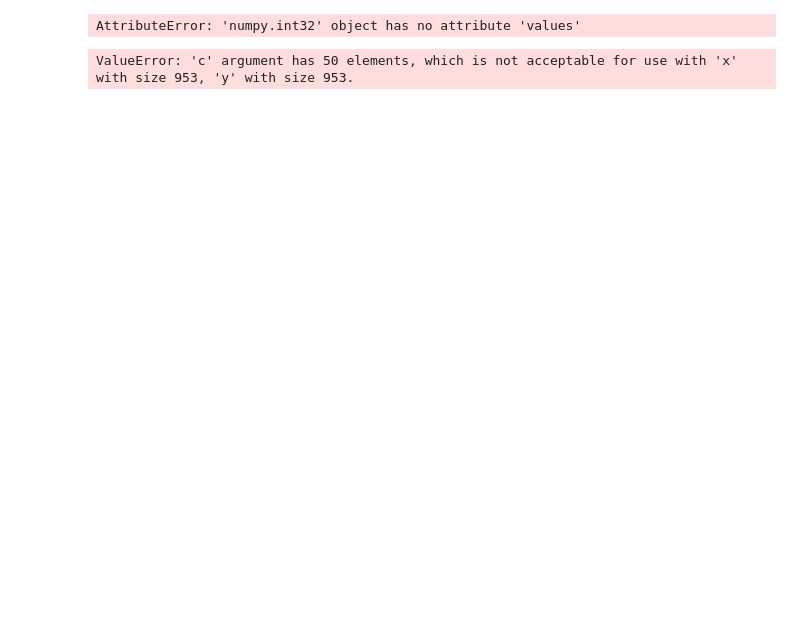
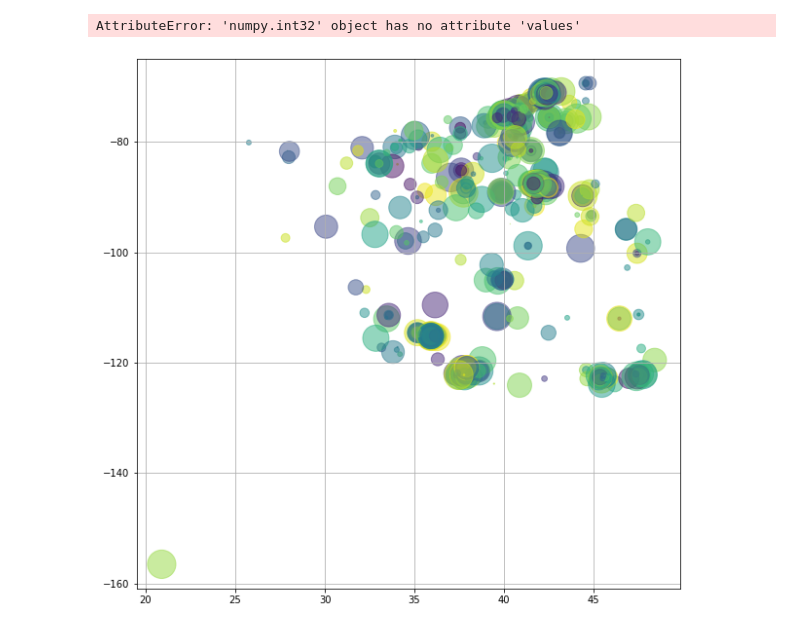
Before and after one commit to jmitterh/ProjectOnePyBootCamp, a Jupyter notebook: notebooks/JP_Visualization.ipynb, the cells around one changed output. Drawn from its saved outputs; the diff is of its cells as text; code cells hidden in the pictures; blank space fills up the shorter version.

```diff
--- a/notebooks/JP_Visualization.ipynb
+++ b/notebooks/JP_Visualization.ipynb
@@ -139,18 +124,19 @@ AttributeError: 'numpy.int32' object has no attribute 'values'
 # %%
 # Fixing random state for reproducibility
 np.random.seed(19680801)
 
 
-N = 50
+N = 953
 x = cleansed_data['lat']
 y = cleansed_data['lng']
 colors = np.random.rand(N)
 area = (30 * np.random.rand(N))**2  # 0 to 15 point radii
-
+plt.figure(figsize=(10,10))
 plt.scatter(x, y, s=area, c=colors, alpha=0.5)
+plt.grid()
 plt.show()
 # %% [output]
-ValueError: 'c' argument has 50 elements, which is not acceptable for use with 'x' with size 953, 'y' with size 953.
+[figure, added]
 # %%
 grouped = cleansed_data.groupby(['category']).count()
 grouped = grouped.head().reset_index()
```
Also changed, not shown: parts of 3 cells of this notebook, 1 other file.
